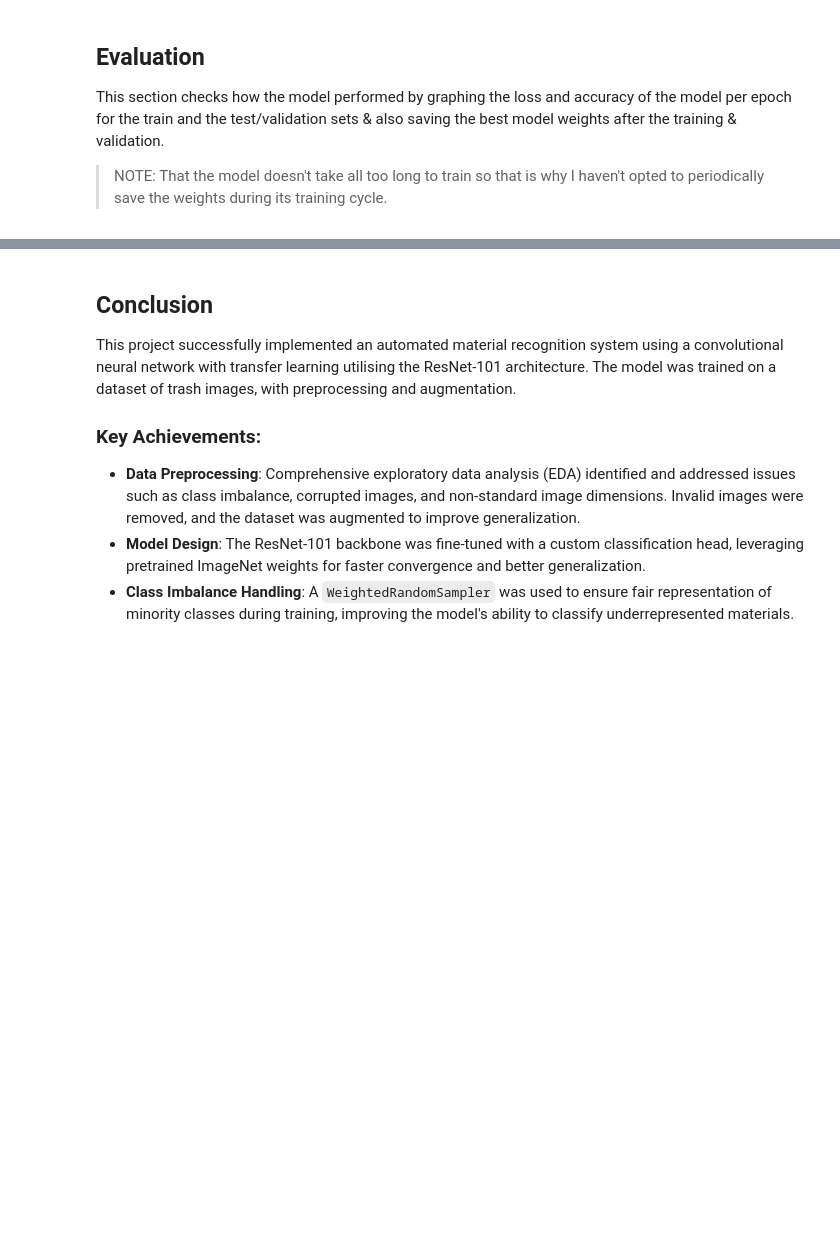
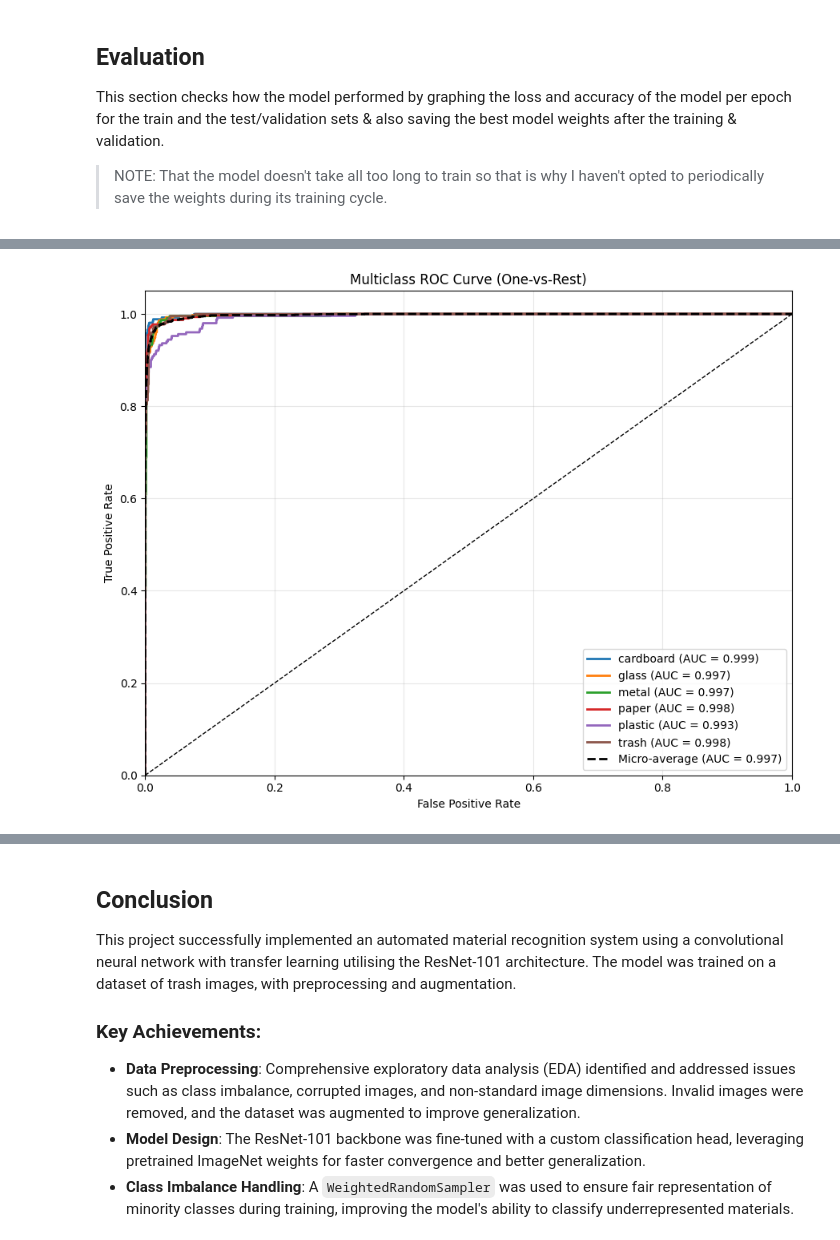
Before and after one commit to morrison-page/material-classification, a Jupyter notebook: material-recognition.ipynb, the cells around one changed output, grey strips where cells are left out. Drawn from its saved outputs; the diff is of its cells as text; code cells hidden in the pictures; blank space fills up the shorter version.

```diff
--- a/material-recognition.ipynb
+++ b/material-recognition.ipynb
@@ -1131,0 +1357,47 @@ Best Validation Accuracy: 95.01%
+# %%
+# ROC Curve
+y_true_bin = torch.nn.functional.one_hot(y_true, num_classes=num_classes).to(torch.int64)
+
+fpr, tpr, roc_auc = {}, {}, {}
+
+for i in range(num_classes):
+    fpr_i, tpr_i, auc_i = binary_roc_curve(y_true_bin[:, i], y_prob[:, i])
+    if fpr_i is not None:
+        fpr[i], tpr[i], roc_auc[i] = fpr_i, tpr_i, auc_i
+
+fpr_micro, tpr_micro, auc_micro = binary_roc_curve(y_true_bin.reshape(-1), y_prob.reshape(-1))
+if fpr_micro is not None:
+    fpr["micro"], tpr["micro"], roc_auc["micro"] = fpr_micro, tpr_micro, auc_micro
+
+plt.figure(figsize=(9, 7))
+for i in range(num_classes):
+    if i in roc_auc:
+        plt.plot(
+            fpr[i].tolist(),
+            tpr[i].tolist(),
+            lw=2,
+            label=f"{class_names[i]} (AUC = {roc_auc[i]:.3f})"
+        )
+
+if "micro" in roc_auc:
+    plt.plot(
+        fpr["micro"].tolist(),
+        tpr["micro"].tolist(),
+        linestyle="--",
+        lw=2,
+        color="black",
+        label=f"Micro-average (AUC = {roc_auc['micro']:.3f})"
+    )
+
+plt.plot([0, 1], [0, 1], "k--", lw=1)
+plt.xlim([0.0, 1.0])
+plt.ylim([0.0, 1.05])
+plt.xlabel("False Positive Rate")
+plt.ylabel("True Positive Rate")
+plt.title("Multiclass ROC Curve (One-vs-Rest)")
+plt.legend(loc="lower right")
+plt.grid(alpha=0.3)
+plt.tight_layout()
+plt.show()
+# %% [output]
+[figure, added]
```
Also changed, not shown: parts of 13 cells of this notebook, 1 other file.
